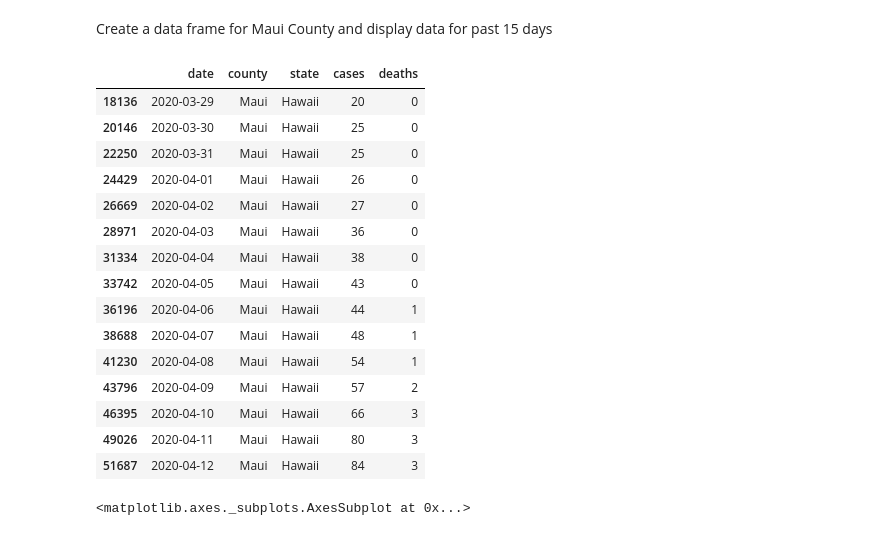
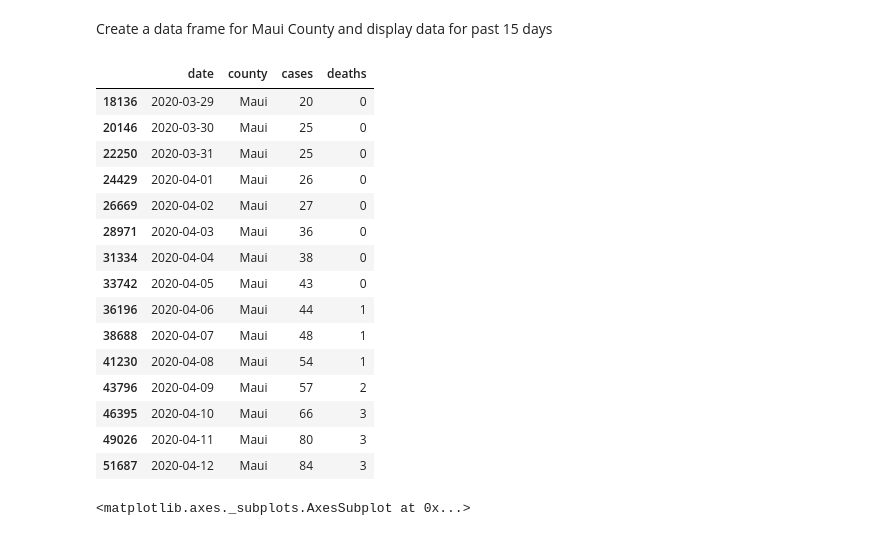
Before and after one commit to leslieshanecr/covid-19-Hawaii, a Jupyter notebook: Covid_19_Hawaii.ipynb, the cells around one changed output. Cells and saved outputs as stored; diff of their text form; code cells hidden in the pictures.

```diff
--- a/Covid_19_Hawaii.ipynb
+++ b/Covid_19_Hawaii.ipynb
@@ -193,7 +217,6 @@ Import County Level Data for Hawaii
 # %%
 import pandas as pd
 df = pd.read_csv("https://raw.githubusercontent.com/nytimes/covid-19-data/master/us-counties.csv")
-df["state"].shape
-df = df[df["state"] == "Hawaii"]
-df.tail(10)
+df = df[df["state"] == "Hawaii"].drop(columns="fips").drop(columns="state")
+df.tail(15)
 # %% [output]
@@ -211,25 +239,25 @@ df.tail(10)
 # %% [markdown]
 Create a data frame for Maui County and display data for past 15 days
 # %%
-Maui_County_df = df[df["county"]== "Maui"].drop(columns = "fips")
+Maui_County_df = df[df["county"]== "Maui"]
 Maui_County_df.tail(15)
 # %% [output]
-|  | date | county | state | cases | deaths |
-| 18136 | 2020-03-29 | Maui | Hawaii | 20 | 0 |
-| 20146 | 2020-03-30 | Maui | Hawaii | 25 | 0 |
-| 22250 | 2020-03-31 | Maui | Hawaii | 25 | 0 |
-| 24429 | 2020-04-01 | Maui | Hawaii | 26 | 0 |
-| 26669 | 2020-04-02 | Maui | Hawaii | 27 | 0 |
-| 28971 | 2020-04-03 | Maui | Hawaii | 36 | 0 |
-| 31334 | 2020-04-04 | Maui | Hawaii | 38 | 0 |
-| 33742 | 2020-04-05 | Maui | Hawaii | 43 | 0 |
-| 36196 | 2020-04-06 | Maui | Hawaii | 44 | 1 |
-| 38688 | 2020-04-07 | Maui | Hawaii | 48 | 1 |
-| 41230 | 2020-04-08 | Maui | Hawaii | 54 | 1 |
-| 43796 | 2020-04-09 | Maui | Hawaii | 57 | 2 |
-| 46395 | 2020-04-10 | Maui | Hawaii | 66 | 3 |
-| 49026 | 2020-04-11 | Maui | Hawaii | 80 | 3 |
-| 51687 | 2020-04-12 | Maui | Hawaii | 84 | 3 |
+|  | date | county | cases | deaths |
+| 18136 | 2020-03-29 | Maui | 20 | 0 |
+| 20146 | 2020-03-30 | Maui | 25 | 0 |
+| 22250 | 2020-03-31 | Maui | 25 | 0 |
+| 24429 | 2020-04-01 | Maui | 26 | 0 |
+| 26669 | 2020-04-02 | Maui | 27 | 0 |
+| 28971 | 2020-04-03 | Maui | 36 | 0 |
+| 31334 | 2020-04-04 | Maui | 38 | 0 |
+| 33742 | 2020-04-05 | Maui | 43 | 0 |
+| 36196 | 2020-04-06 | Maui | 44 | 1 |
+| 38688 | 2020-04-07 | Maui | 48 | 1 |
+| 41230 | 2020-04-08 | Maui | 54 | 1 |
+| 43796 | 2020-04-09 | Maui | 57 | 2 |
+| 46395 | 2020-04-10 | Maui | 66 | 3 |
+| 49026 | 2020-04-11 | Maui | 80 | 3 |
+| 51687 | 2020-04-12 | Maui | 84 | 3 |
 # %%
 import seaborn as sns
 sns.scatterplot(x="cases", y="deaths",
```
Also changed, not shown: parts of 5 cells of this notebook.
